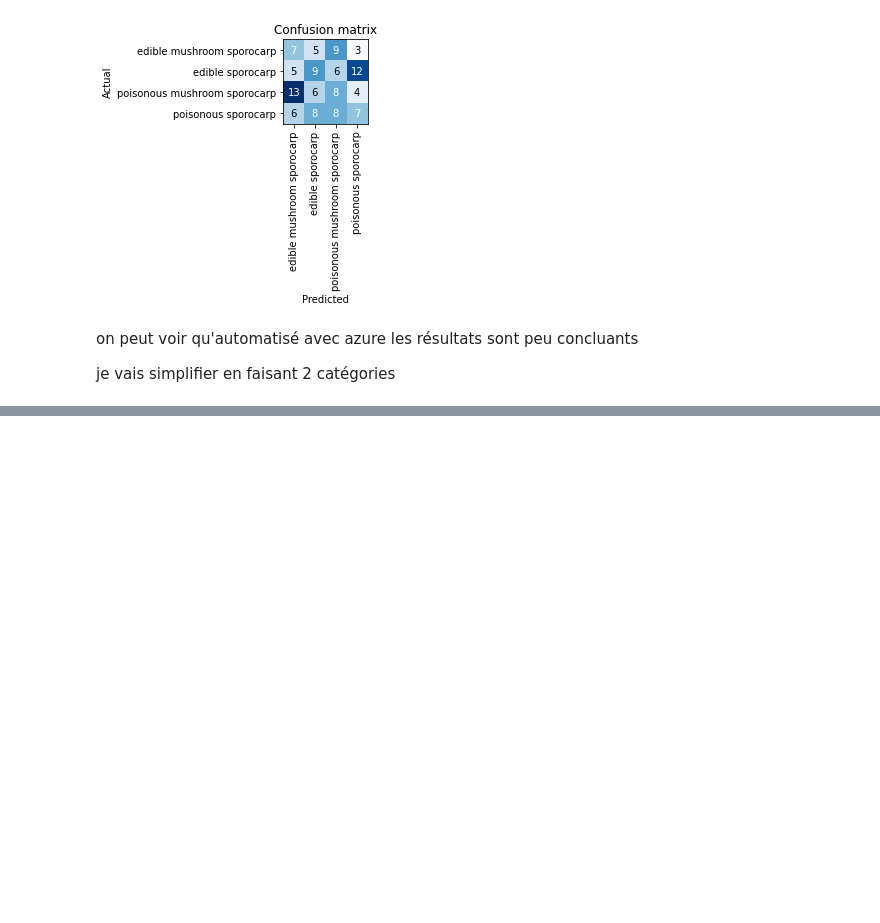
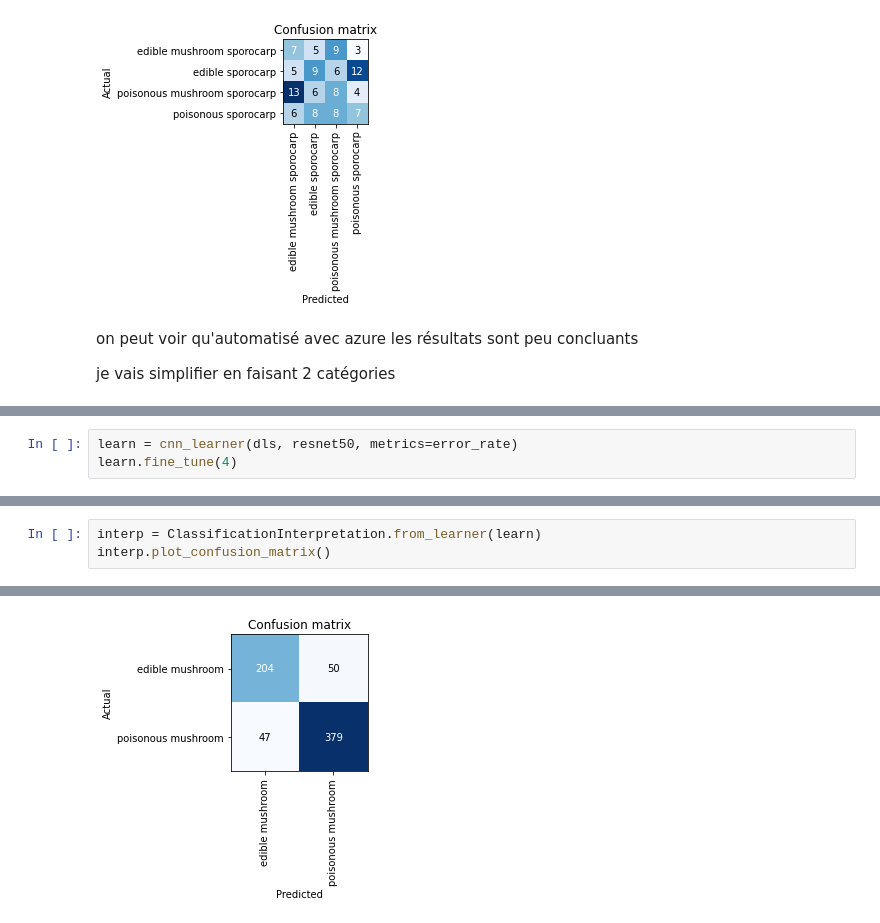
Before and after one commit to ArmandBroutinDev/cours-deeplearning, a Jupyter notebook: mushroompicker.ipynb, the cells around one changed output, grey strips where cells are left out. Drawn from its saved outputs; the diff is of its cells as text; blank space fills up the shorter version.

```diff
--- a/mushroompicker.ipynb
+++ b/mushroompicker.ipynb
@@ -313,0 +365,3 @@ fns
+# %%
+learn = cnn_learner(dls, resnet50, metrics=error_rate)
+learn.fine_tune(4)
@@ -313,0 +377,4 @@ fns
+# %%
+interp = ClassificationInterpretation.from_learner(learn)
+interp.plot_confusion_matrix()
+# %% [output]
@@ -313,0 +382 @@ fns
+[figure, added]
```
Also changed, not shown: parts of 18 cells of this notebook.
